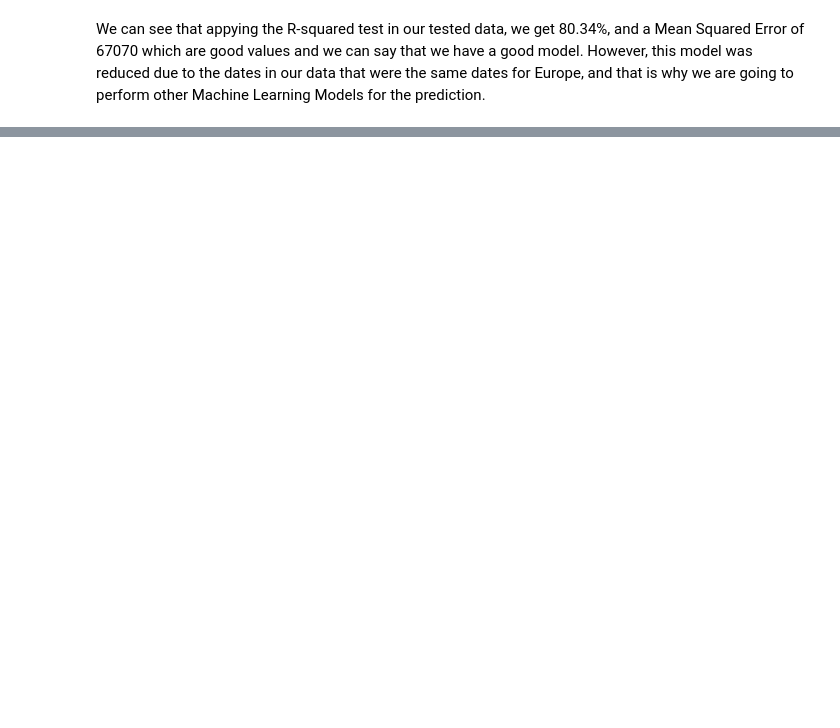
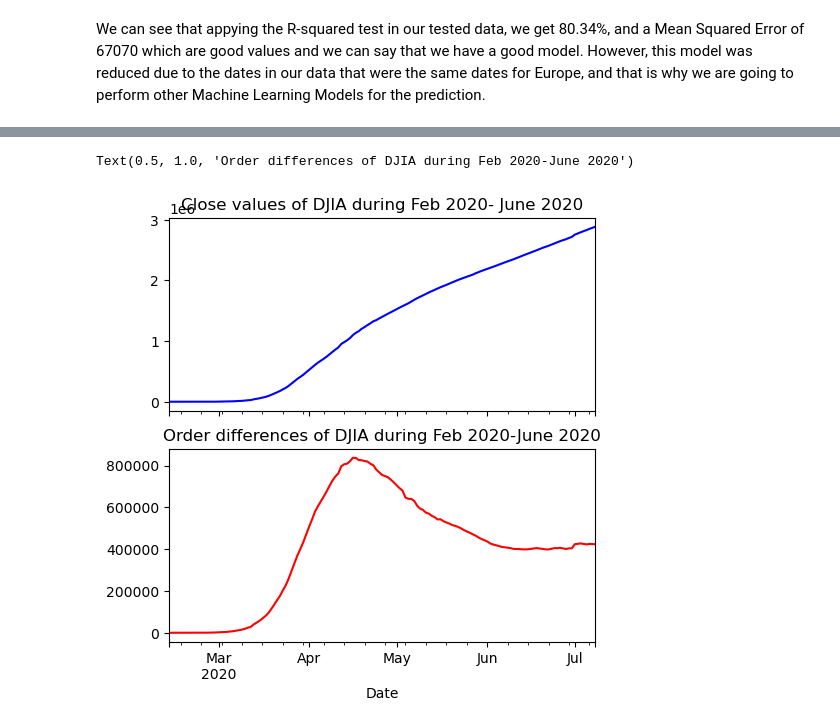
Before and after one commit to mijailbv/COVID19_Predictions_Time_Serires_Analysis, a Jupyter notebook: 1CA_Machine_Learning.ipynb, the cells around one changed output, grey strips where cells are left out. Saved outputs shown, nothing was run; the diff lists cells and outputs as text; code cells hidden in the pictures; blank space fills up the shorter version.

```diff
--- a/1CA_Machine_Learning.ipynb
+++ b/1CA_Machine_Learning.ipynb
@@ -553,0 +556,6 @@ We can see that appying the R-squared test in our tested data, we get 80.34%, an
+# %%
+#Starting iterations with ARIMA model
+train_size = int(len(covid_ts) * 0.9)
+train, test = covid_ts[:train_size], covid_ts[train_size:]
+model = ARIMA(train['Confirmed'], order = (1, 1, 0))
+results_AR = model.fit()
@@ -553,0 +579,5 @@ We can see that appying the R-squared test in our tested data, we get 80.34%, an
+# %%
+# Applying the order of differences to make the data stationary
+order_diff = train['Confirmed'].diff(22)
+order_diff = train['Confirmed'].diff(22).dropna()
+order_diff.head()
@@ -553,0 +592,11 @@ We can see that appying the R-squared test in our tested data, we get 80.34%, an
+# %%
+# Visualizing the previous data non stationary with the new one
+fig, ax = plt.subplots(2, sharex = True)
+fig.set_size_inches(5.5, 5.5)
+train['Confirmed'].plot(ax = ax[0], color = 'b')
+ax[0].set_title('Close values of DJIA during Feb 2020- June 2020')
+order_diff.plot(ax = ax[1], color = 'r')
+ax[1].set_title('Order differences of DJIA during Feb 2020-June 2020')
+# %% [output]
+Text(0.5, 1.0, 'Order differences of DJIA during Feb 2020-June 2020')
+[figure, added]
```
Also changed, not shown: parts of 45 cells of this notebook.
